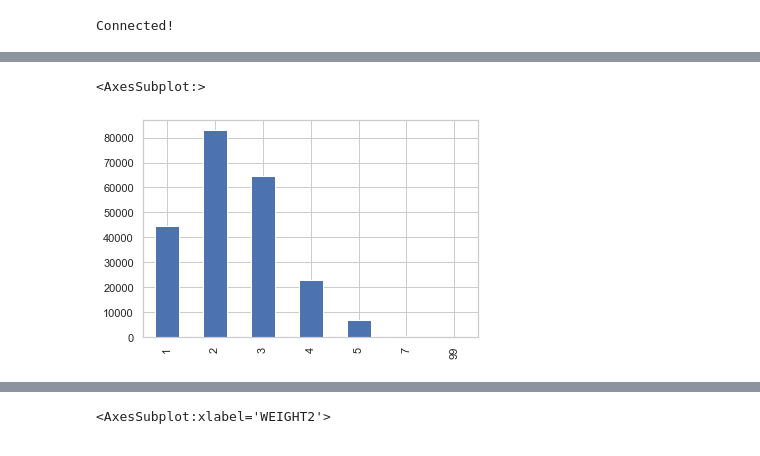
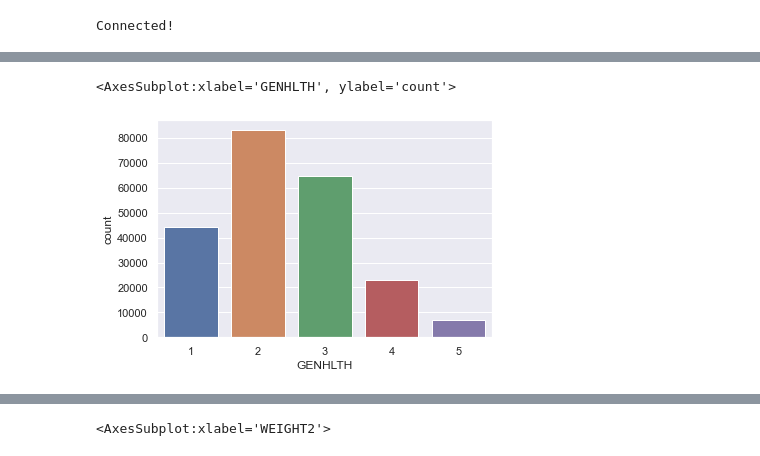
Before and after one commit to UC-Healthcare/Healthcare_Analysis, a Jupyter notebook: Analysis_visuals.ipynb, the cells around one changed output, grey strips where cells are left out. Cells and saved outputs as stored; diff of their text form; code cells hidden in the pictures.

```diff
--- a/Analysis_visuals.ipynb
+++ b/Analysis_visuals.ipynb
@@ -71,6 +72,11 @@ sns.lineplot(data=data, palette='tab10', linewidth=2.5)
 # %%
-health_df.GENHLTH.value_counts().sort_index().plot.bar() # Health Status
+# Set seaborn style for dark background
+sns.set(style="darkgrid")
+GEN = health_df.GENHLTH[health_df.GENHLTH < 7]
+# Plotting counts of General Health survey results (1-Excellent to 5 - Poor)
+
+sns.countplot(x=GEN, data=health_df)
 # %% [output]
-<AxesSubplot:>
+<AxesSubplot:xlabel='GENHLTH', ylabel='count'>
-[figure, old version]
+[figure, new version]
 # %%
```
Also changed, not shown: parts of 11 cells of this notebook.
